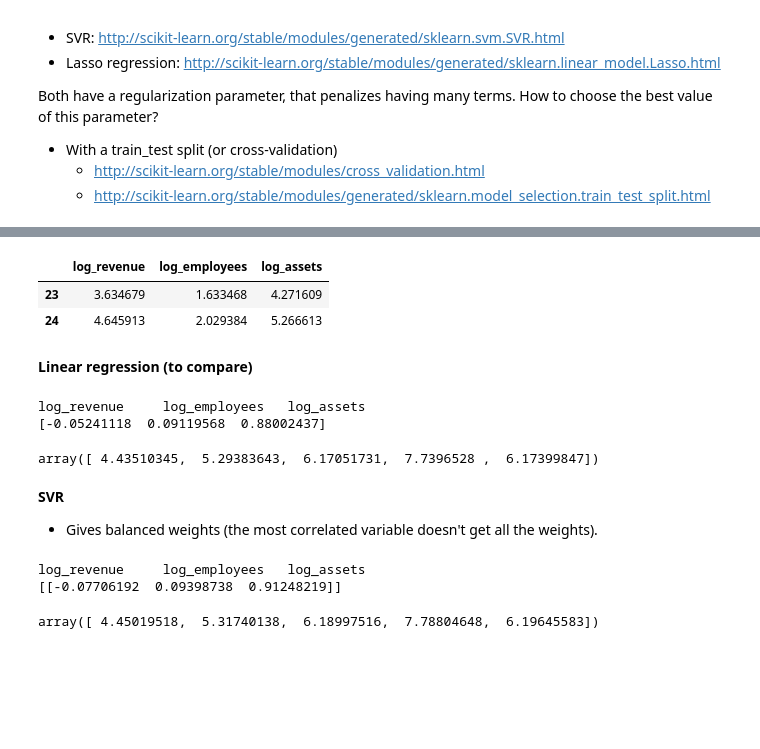
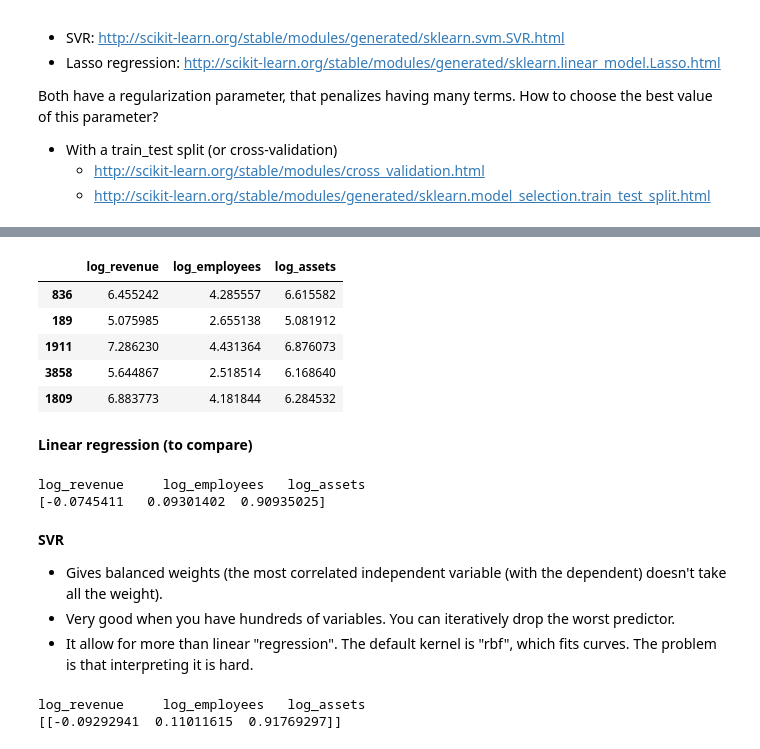
Before and after one commit to jgarciab/wwd2017, a Jupyter notebook: class8/class8_dimensionality_reduction.ipynb, the cells around one changed output, grey strips where cells are left out. Saved outputs shown, nothing was run; the diff lists cells and outputs as text; code cells hidden in the pictures; blank space fills up the shorter version.

```diff
--- a/class8/class8_dimensionality_reduction.ipynb
+++ b/class8/class8_dimensionality_reduction.ipynb
@@ -193,17 +208,21 @@ Warnings:
 - Keep all the info
 - The resulting variables do not actually mean much
 # %%
+#Do the fitting
 from sklearn.decomposition import PCA
 pca = PCA(n_components=2)
-X_fitted = pca.fit(X)
+new_X = pca.fit_transform(X)
 
 print("Explained variance")
-print(X_fitted.explained_variance_ratio_)
+print(pca.explained_variance_ratio_)
 print()
 
 print("Weight of components")
 print(["log_revenue","log_employees","log_assets"])
-print(X_fitted.components_)
+print(pca.components_)
+print()
+
+new_X
 # %% [output]
 Explained variance
 [ 0.90754131  0.05796448]
@@ -265,11 +282,14 @@ sns.lmplot("pca_x1","pca_x2",data=df_companies,fit_reg=False)
 # %%
 from sklearn.decomposition import FactorAnalysis
 fa = FactorAnalysis(n_components=2)
-X_fitted = fa.fit(X)
+new_X = fa.fit_transform(X)
 
 print("Weight of components")
 print(["log_revenue","log_employees","log_assets"])
-print(X_fitted.components_)
+print(fa.components_)
+print()
+
+new_X
 # %% [output]
 Weight of components
 ['log_revenue', 'log_employees', 'log_assets']
@@ -278,8 +305,7 @@ Weight of components
 # %%
 #New variables
-X_transformed = X_fitted.transform(X)
-df_companies["fa_x1"] = X_transformed[:,0]
-df_companies["fa_x2"] = X_transformed[:,1]
+df_companies["fa_x1"] = new_X[:,0]
+df_companies["fa_x2"] = new_X[:,1]
 # %%
 print(smf.ols(formula='log_marketcap ~ fa_x1  + fa_x2 ', data=df_companies).fit().summary())
 # %% [output]
@@ -327,41 +353,47 @@ Image(url="http://www.holehouse.org/mlclass/07_Regularization_files/Image.png")
 # %% [output]
 [interactive output not drawn]
 # %%
+from sklearn.model_selection import train_test_split
 y = df_companies["log_marketcap"]
 X = df_companies.loc[:,["log_revenue","log_employees","log_assets"]]
 X.head(2)
+
+X_train, X_test, y_train, y_test = train_test_split(X, y, test_size=0.33)
+X_train.head()
 # %% [output]
 |  | log_revenue | log_employees | log_assets |
-| 23 | 3.634679 | 1.633468 | 4.271609 |
-| 24 | 4.645913 | 2.029384 | 5.266613 |
+| 836 | 6.455242 | 4.285557 | 6.615582 |
+| 189 | 5.075985 | 2.655138 | 5.081912 |
+| 1911 | 7.286230 | 4.431364 | 6.876073 |
+| 3858 | 5.644867 | 2.518514 | 6.168640 |
+| 1809 | 6.883773 | 4.181844 | 6.284532 |
 # %% [markdown]
 **Linear regression (to compare)**
 # %%
-mod = smf.ols(formula='log_marketcap ~ log_revenue + log_employees  + log_assets', data=df_companies).fit()
+df_train = X_train.copy()
+df_train["log_marketcap"] = y_train
+df_train.head()
+
+mod = smf.ols(formula='log_marketcap ~ log_revenue + log_employees  + log_assets', data=df_train).fit()
 print("log_revenue 	log_employees 	log_assets ")
 print(mod.params.values[1:])
-
-mod.predict(X.head())
 # %% [output]
 log_revenue     log_employees   log_assets
-[-0.05241118  0.09119568  0.88002437]
+[-0.0745411   0.09301402  0.90935025]
-array([ 4.43510345,  5.29383643,  6.17051731,  7.7396528 ,  6.17399847])
-# %% [markdown]
-**SVR**
-- Gives balanced weights (the most correlated variable doesn't get all the weights).
+# %% [markdown]
+**SVR**
+- Gives balanced weights (the most correlated independent variable (with the dependent) doesn't take all the weight).
+- Very good when you have hundreds of variables. You can iteratively drop the worst predictor.
+- It allow for more than linear "regression". The default kernel is "rbf", which fits curves. The problem is that interpreting it is hard.
 # %%
 from sklearn.svm import SVR
-clf = SVR(C=1.0, epsilon=0.2,kernel="linear")
-clf.fit(X, y)
+clf = SVR(C=0.1, epsilon=0.2,kernel="linear")
+clf.fit(X_train, y_train)
 
 print("log_revenue 	log_employees 	log_assets ")
 print(clf.coef_)
-
-#Every method can predict
-clf.predict(X.head())
 # %% [output]
 log_revenue     log_employees   log_assets
-[[-0.07706192  0.09398738  0.91248219]]
+[[-0.09292941  0.11011615  0.91769297]]
-array([ 4.45019518,  5.31740138,  6.18997516,  7.78804648,  6.19645583])
 # %% [markdown]
 **Lasso**
```
Also changed, not shown: parts of 20 cells of this notebook, 1 other file.
